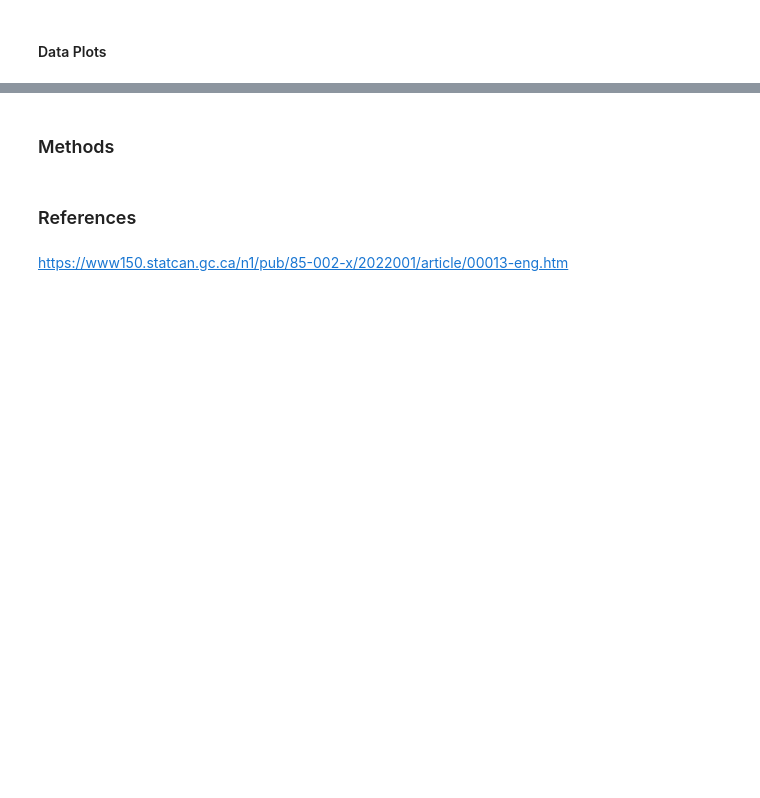
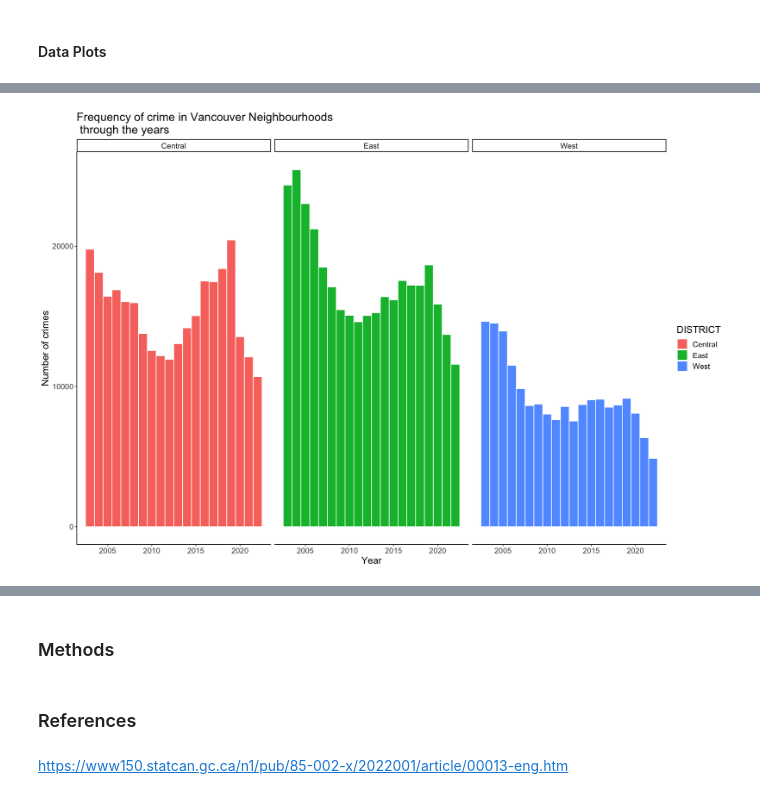
Before and after one commit to samnthorne/STAT201_Group40, a Jupyter notebook: Proposal.ipynb, the cells around one changed output, grey strips where cells are left out. Drawn from its saved outputs; the diff is of its cells as text; code cells hidden in the pictures; blank space fills up the shorter version.

```diff
--- a/Proposal.ipynb
+++ b/Proposal.ipynb
@@ -84,0 +122,40 @@ neighbourhood_crime_vis
+# %%
+# Another visualization that we are going to use is a line graph representing how to proportion of crime
+# in each of the neighbourhoods has changed through the year.
+
+options(repr.plot.width = 15, repr.plot.height = 10)
+# colorblind palette, different color for each neighbourhood.
+palette(c("#E5F5F9" ,"#1D91C0", "#67001F", "#F7FCFD" ,"#CB181D", "#78C679", "#F46D43", "#A6CEE3" ,"#FD8D3C", "#A6D854","#D4B9DA",
+        "#6A51A3", "#7F0000", "#D9D9D9", "#FFF7BC", "#000000", "#F0F0F0", "#C7EAE5", "#003C30" ,"#F16913",
+        "#FFF7FB", "#8C6BB1", "#C7E9B4", "#762A83", "#FC9272", "#AE017E" ,"#F7F7F7", "#DF65B0", "#EF3B2C", "#74C476"))
+
+years_vis <- crimedata %>%
+    group_by(DISTRICT) %>%
+    # ggplot(aes(x = YEAR, fill = NEIGHBOURHOOD, color = NEIGHBOURHOOD)) +
+    ggplot(aes(x = YEAR, fill = DISTRICT))+
+    geom_histogram(binwidth = 1, color = 'white')+
+    # geom_histogram(binwidth = 1, color = 'white', position = 'identity', alpha = 0.2)+
+    # geom_freqpoly(binwidth = 1) +
+    theme_classic() +
+    theme(legend.position="right",
+          text = element_text(size = 15)) +
+    labs(title = "Frequency of crime in Vancouver Neighbourhoods \n through the years",
+         x = "Year",
+         y = "Number of crimes")+
+         # legend = "Neighbourhood in Vancouver") +
+    facet_wrap(~DISTRICT, ncol = 3)
+    # scale_fill_brewer(palette = 'Paired')
+years_vis
+
+# central_vis <- crimedata %>%
+#     filter(DISTRICT == 'Central') %>%
+#     ggplot(aes(x = YEAR, fill = NEIGHBOURHOOD)) +
+#     geom_histogram(binwidth = 1, color = 'white') +
+#     labs(title = 'Crimes in Central Vancouver Neighbourhoods through the years',
+#          x = 'Year',
+#          y = 'Number of crimes') +
+#     theme_classic() +
+#     theme(text = element_text(size = 13))
+# central_vis
+# %% [output]
+[figure, added]
```
Also changed, not shown: parts of 9 cells of this notebook.
